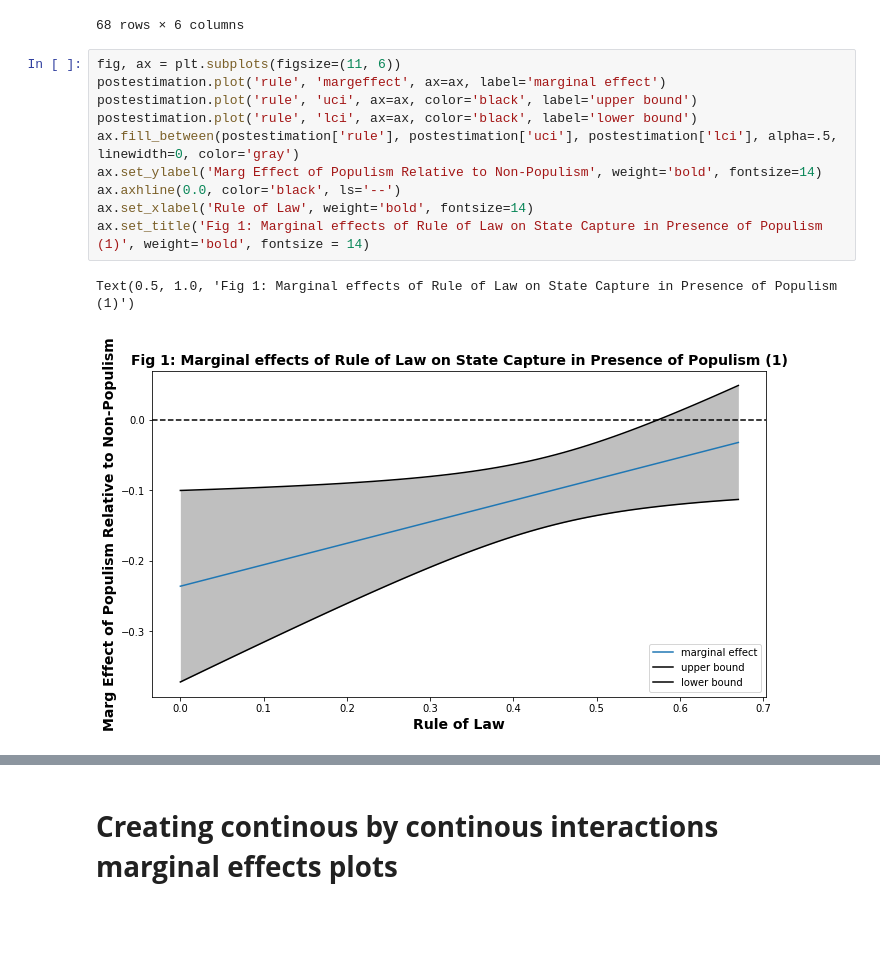
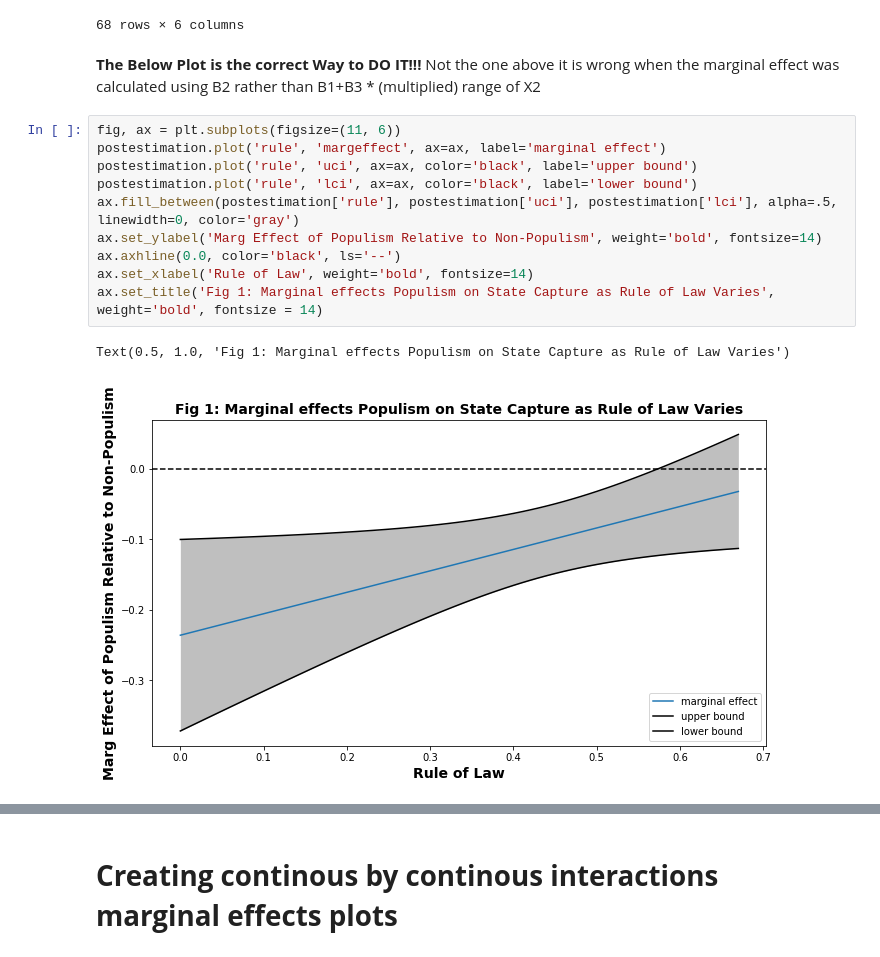
Before and after one commit to jgkorman/Python-Projects, a Jupyter notebook: State_Capture_and_Populism_data.ipynb, the cells around one changed output, grey strips where cells are left out. Saved outputs shown, nothing was run; the diff lists cells and outputs as text; blank space fills up the shorter version.

Commit message:
Creating marginal effects and forest plots in python

```diff
--- a/State_Capture_and_Populism_data.ipynb
+++ b/State_Capture_and_Populism_data.ipynb
@@ -689,16 +689,18 @@ postestimation
 | 66 | 0.66 | -0.035440 | 0.040080 | 0.078557 | 0.043117 | -0.113997 |
 | 67 | 0.67 | -0.032399 | 0.041218 | 0.080787 | 0.048388 | -0.113185 |
 68 rows × 6 columns
+# %% [markdown]
+**The Below Plot is the correct Way to DO IT!!!** Not the one above it is wrong when the marginal effect was calculated using B2 rather than B1+B3 * (multiplied) range of X2
 # %%
 fig, ax = plt.subplots(figsize=(11, 6))
 postestimation.plot('rule', 'margeffect', ax=ax, label='marginal effect')
 postestimation.plot('rule', 'uci', ax=ax, color='black', label='upper bound')
 postestimation.plot('rule', 'lci', ax=ax, color='black', label='lower bound')
 ax.fill_between(postestimation['rule'], postestimation['uci'], postestimation['lci'], alpha=.5, linewidth=0, color='gray')
 ax.set_ylabel('Marg Effect of Populism Relative to Non-Populism', weight='bold', fontsize=14)
 ax.axhline(0.0, color='black', ls='--')
 ax.set_xlabel('Rule of Law', weight='bold', fontsize=14)
-ax.set_title('Fig 1: Marginal effects of Rule of Law on State Capture in Presence of Populism (1)', weight='bold', fontsize = 14)
+ax.set_title('Fig 1: Marginal effects Populism on State Capture as Rule of Law Varies', weight='bold', fontsize = 14)
 # %% [output]
-Text(0.5, 1.0, 'Fig 1: Marginal effects of Rule of Law on State Capture in Presence of Populism (1)')
+Text(0.5, 1.0, 'Fig 1: Marginal effects Populism on State Capture as Rule of Law Varies')
-[figure, old version]
+[figure, new version]
```
Also changed, not shown: parts of 22 cells of this notebook.
